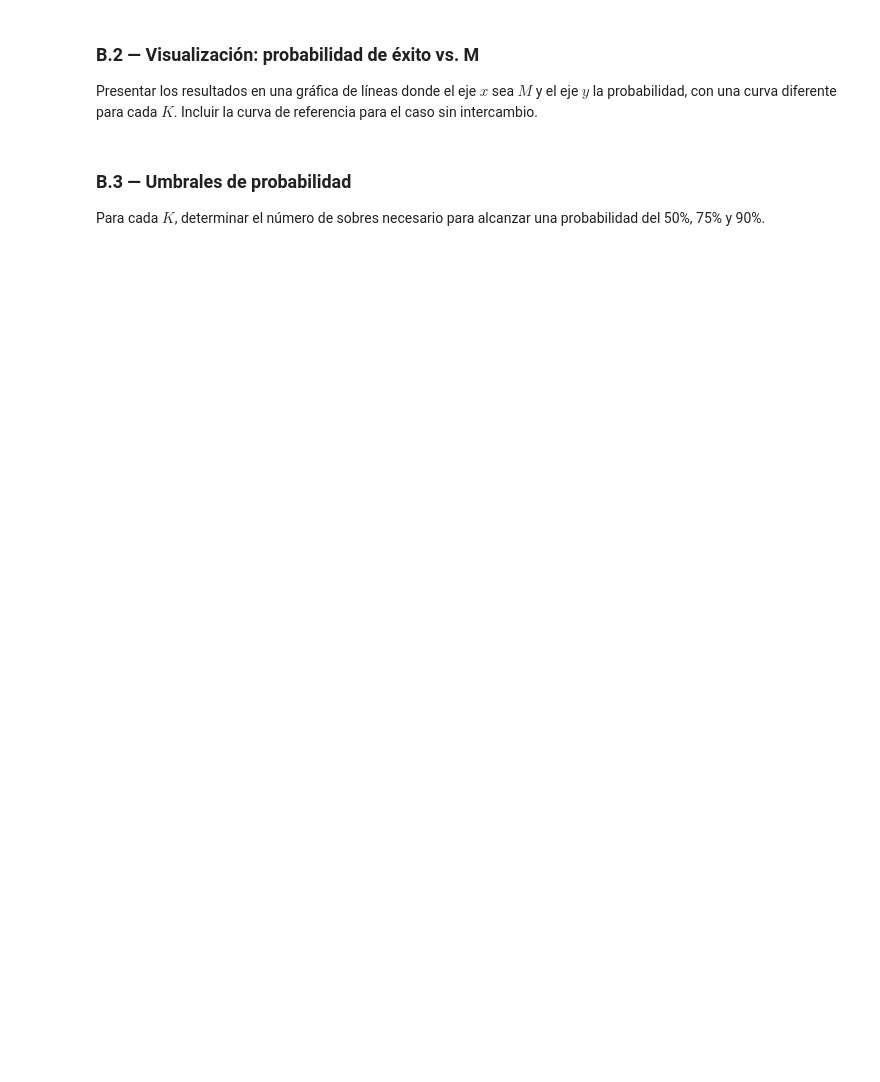
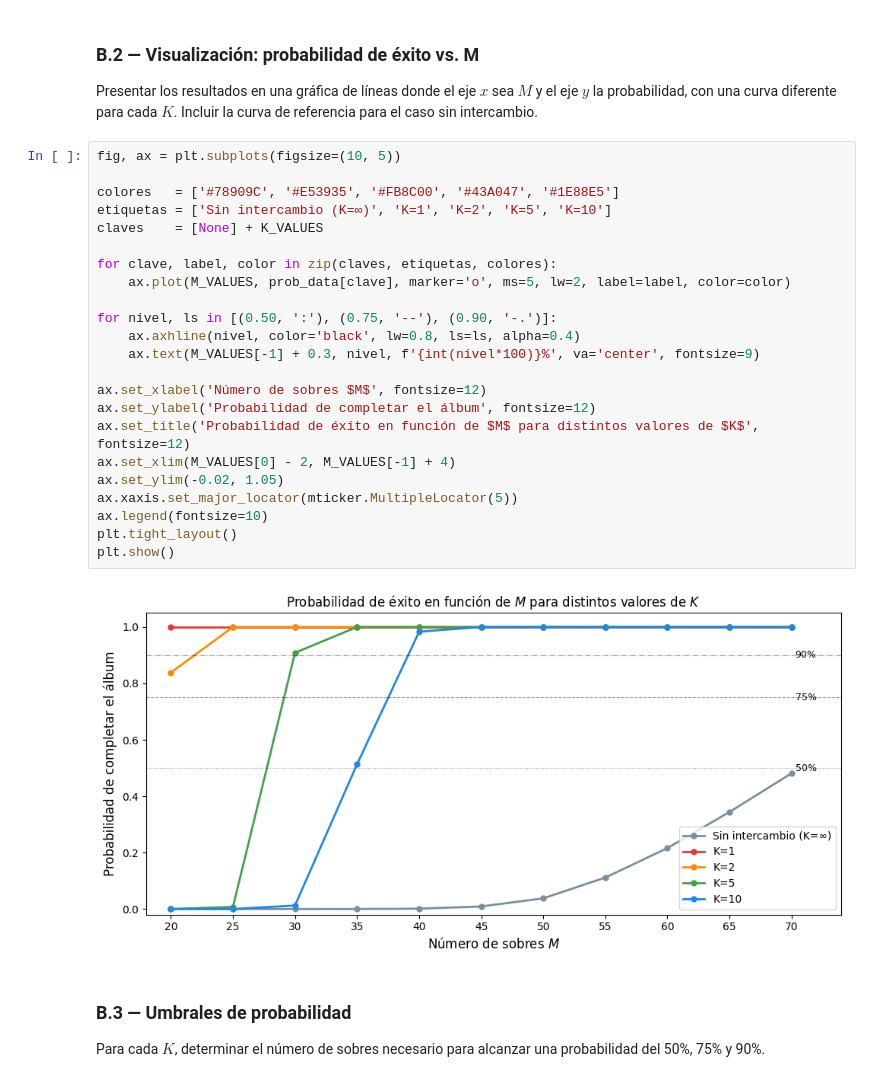
Before and after one commit to Diego-glitch-cloud/lab8-prob, a Jupyter notebook: ej4-lab8.ipynb, the cells around one changed output. Saved outputs shown, nothing was run; the diff lists cells and outputs as text; blank space fills up the shorter version.

```diff
--- a/ej4-lab8.ipynb
+++ b/ej4-lab8.ipynb
@@ -66,6 +202,31 @@ Para cada $K \in \{1, 2, 5, 10\}$ y para cada $M$: simular 10,000 veces la compr
 ### B.2 — Visualización: probabilidad de éxito vs. M
 
 Presentar los resultados en una gráfica de líneas donde el eje $x$ sea $M$ y el eje $y$ la probabilidad, con una curva diferente para cada $K$. Incluir la curva de referencia para el caso sin intercambio.
+# %%
+fig, ax = plt.subplots(figsize=(10, 5))
+
+colores   = ['#78909C', '#E53935', '#FB8C00', '#43A047', '#1E88E5']
+etiquetas = ['Sin intercambio (K=∞)', 'K=1', 'K=2', 'K=5', 'K=10']
+claves    = [None] + K_VALUES
+
+for clave, label, color in zip(claves, etiquetas, colores):
+    ax.plot(M_VALUES, prob_data[clave], marker='o', ms=5, lw=2, label=label, color=color)
+
+for nivel, ls in [(0.50, ':'), (0.75, '--'), (0.90, '-.')]:
+    ax.axhline(nivel, color='black', lw=0.8, ls=ls, alpha=0.4)
+    ax.text(M_VALUES[-1] + 0.3, nivel, f'{int(nivel*100)}%', va='center', fontsize=9)
+
+ax.set_xlabel('Número de sobres $M$', fontsize=12)
+ax.set_ylabel('Probabilidad de completar el álbum', fontsize=12)
+ax.set_title('Probabilidad de éxito en función de $M$ para distintos valores de $K$', fontsize=12)
+ax.set_xlim(M_VALUES[0] - 2, M_VALUES[-1] + 4)
+ax.set_ylim(-0.02, 1.05)
+ax.xaxis.set_major_locator(mticker.MultipleLocator(5))
+ax.legend(fontsize=10)
+plt.tight_layout()
+plt.show()
+# %% [output]
+[figure, added]
 # %% [markdown]
 ### B.3 — Umbrales de probabilidad
 
```
Also changed, not shown: parts of 17 cells of this notebook.
